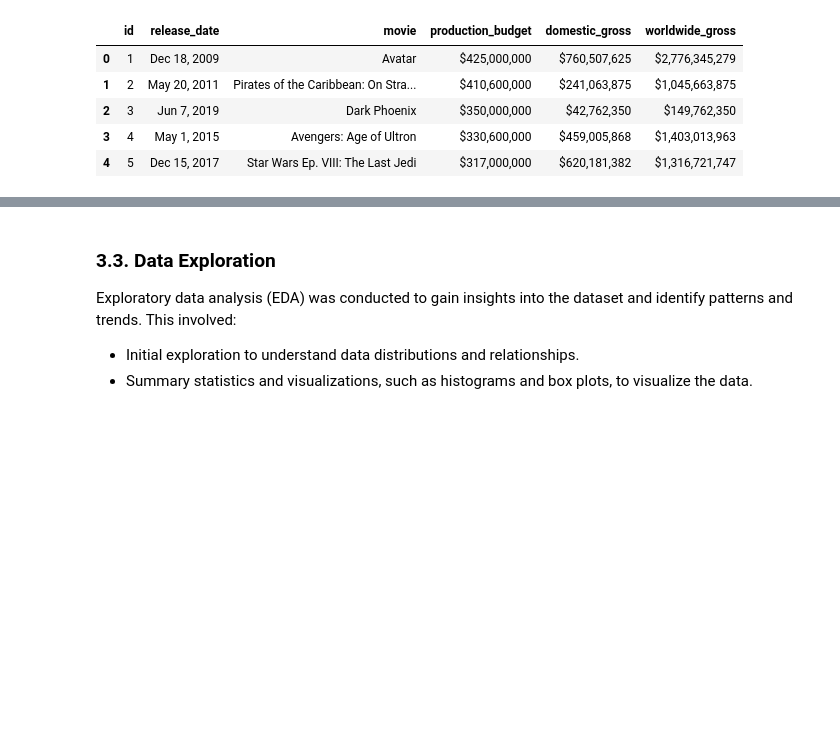
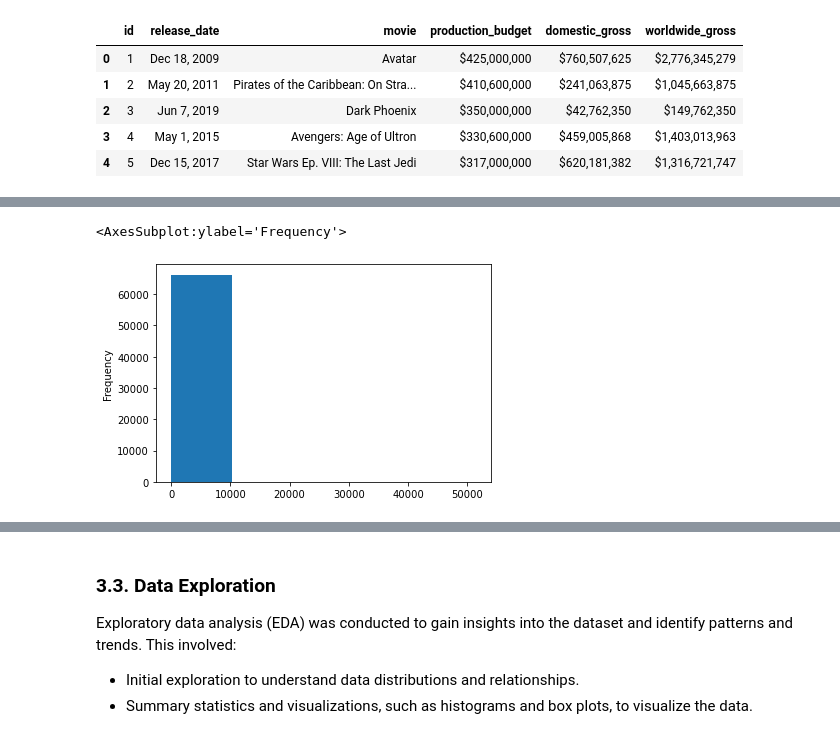
Before and after one commit to George-Chira/phase-one-project, a Jupyter notebook: Project.ipynb, the cells around one changed output, grey strips where cells are left out. Saved outputs shown, nothing was run; the diff lists cells and outputs as text; code cells hidden in the pictures; blank space fills up the shorter version.

```diff
--- a/Project.ipynb
+++ b/Project.ipynb
@@ -65,3 +66,10 @@ print(imdb_df)
 5        persons
 6     principals
 7        writers
+# %%
+IMDB_titles =pd.read_sql_query("SELECT * FROM movie_basics", conn)
+IMDB_titles.head()
+#print(IMDB_titles)
+
+#imdb_df['movie_ratings'] = pd.read_sql_query("SELECT * FROM movie_ratings", conn)
+#imdb_df['principals'] = pd.read_sql_query("SELECT * FROM movie_principals", conn)
@@ -67,0 +91,3 @@ print(imdb_df)
+# %%
+IMDB_ratings = pd.read_sql_query("SELECT * FROM movie_ratings", conn)
+IMDB_ratings.head()
@@ -67,0 +116,3 @@ print(imdb_df)
+# %%
+imdb_data = pd.merge(IMDB_titles, IMDB_ratings, on='movie_id')
+imdb_data.head()
@@ -230,0 +300,5 @@ dtype: int64
+# %%
+imdb_data['runtime_minutes'].plot.hist(bins=5)
+# %% [output]
+<AxesSubplot:ylabel='Frequency'>
+[figure, added]
```
Also changed, not shown: parts of 24 cells of this notebook.
